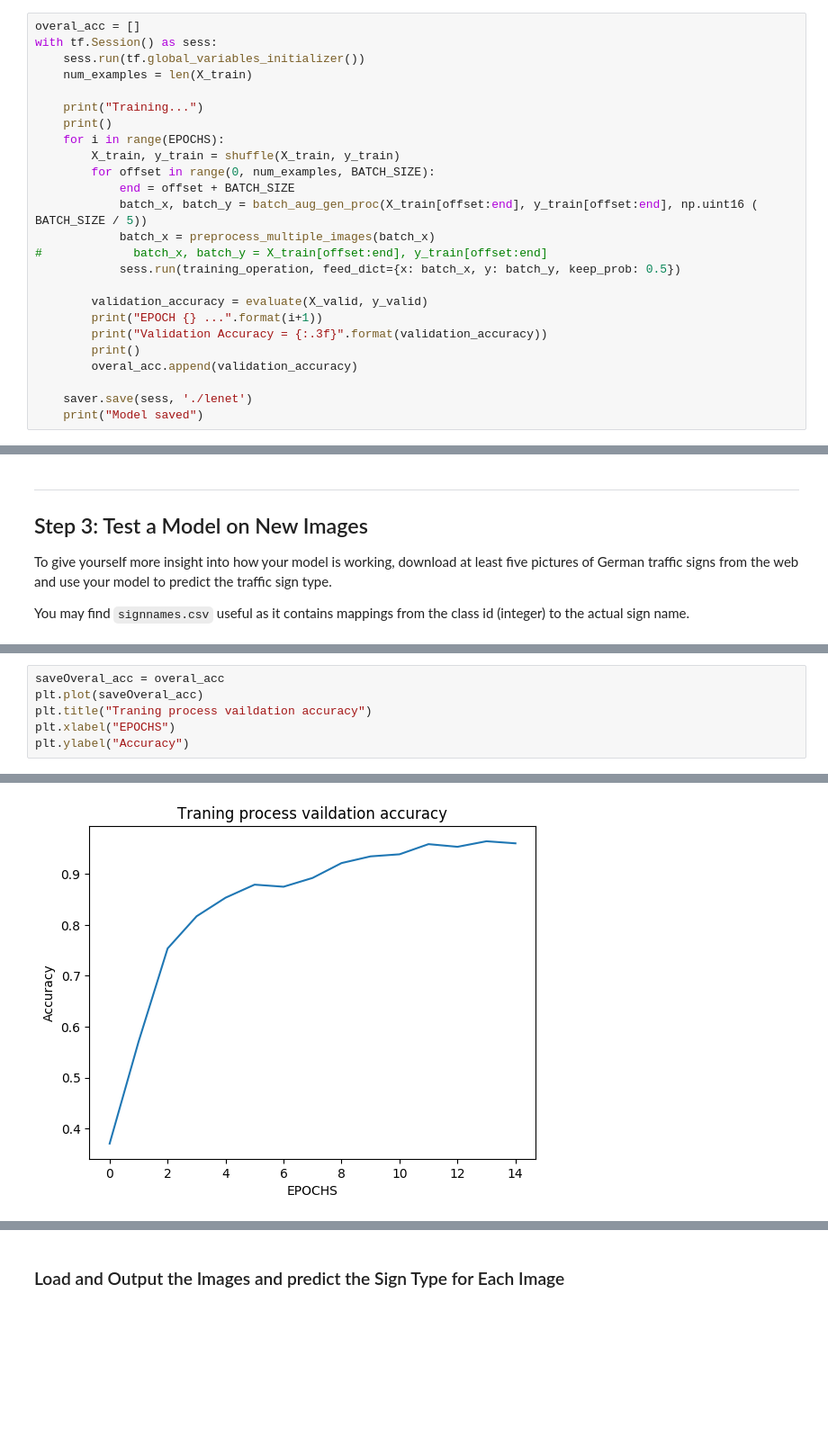
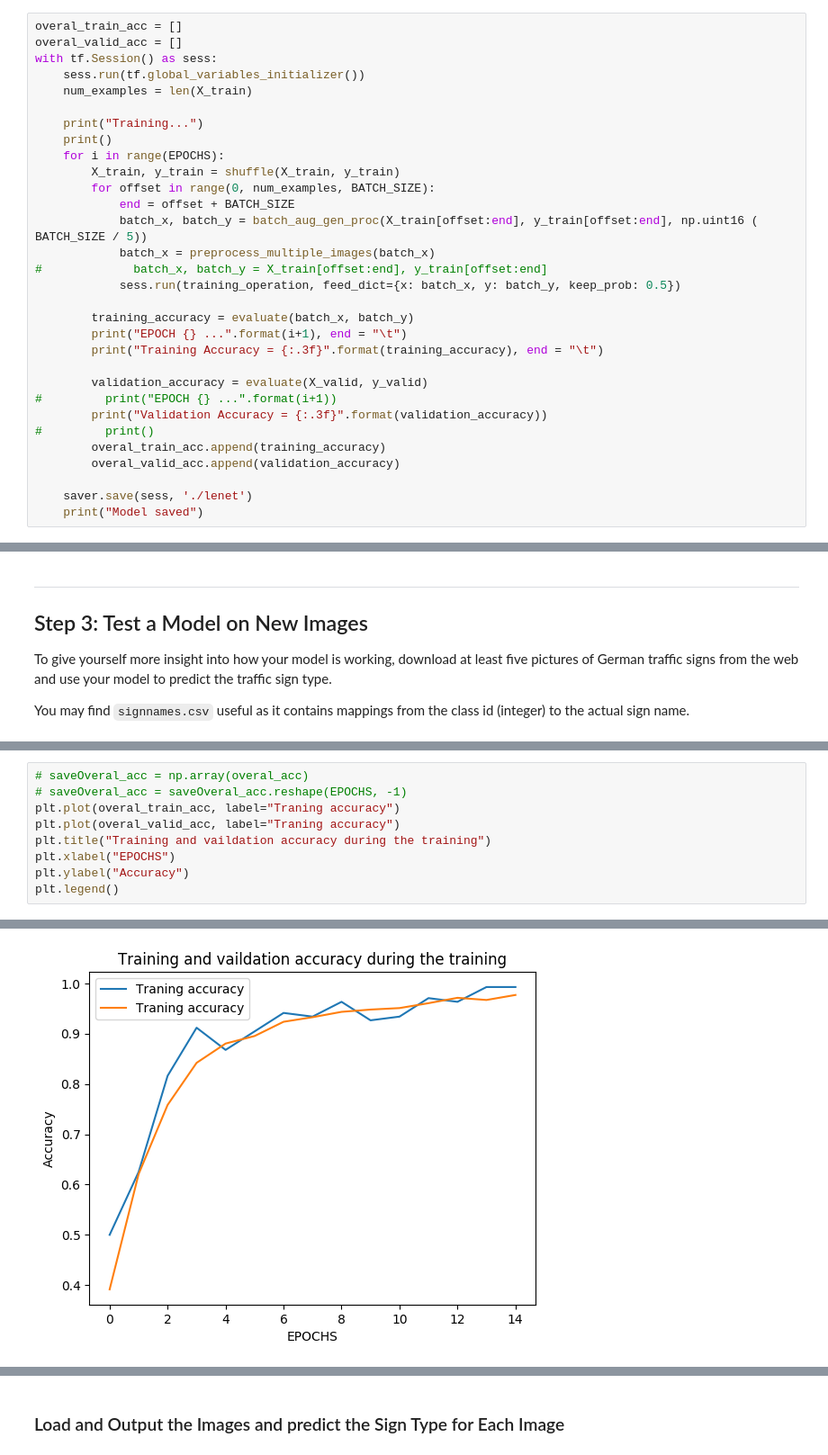
Before and after one commit to bessszilard/Udacity-Self-Driving-Car-Engineer-Nanodegree-Program, a Jupyter notebook: Project-3-Traffic-Sign-Classifier/Traffic_Sign_Classifier.ipynb, the cells around one changed output, grey strips where cells are left out. Shown: that part at 90% size. Drawn from its saved outputs; the diff is of its cells as text; blank space fills up the shorter version.

Commit message:
Project 3: Added training accuracy plot Google colab Unnecessary cells and some comments removed, plotting training accuracy

```diff
--- a/Project-3-Traffic-Sign-Classifier/Traffic_Sign_Classifier.ipynb
+++ b/Project-3-Traffic-Sign-Classifier/Traffic_Sign_Classifier.ipynb
@@ -456,7 +459,8 @@ def evaluate(X_data, y_data):
         total_accuracy += (accuracy * len(batch_x))
     return total_accuracy / num_examples
 # %%
-overal_acc = []
+overal_train_acc = []
+overal_valid_acc = []
 with tf.Session() as sess:
     sess.run(tf.global_variables_initializer())
     num_examples = len(X_train)
@@ -472,11 +476,16 @@ with tf.Session() as sess:
 #             batch_x, batch_y = X_train[offset:end], y_train[offset:end]
             sess.run(training_operation, feed_dict={x: batch_x, y: batch_y, keep_prob: 0.5})
 
+        training_accuracy = evaluate(batch_x, batch_y)
+        print("EPOCH {} ...".format(i+1), end = "\t")
+        print("Training Accuracy = {:.3f}".format(training_accuracy), end = "\t")
+
         validation_accuracy = evaluate(X_valid, y_valid)
-        print("EPOCH {} ...".format(i+1))
+#         print("EPOCH {} ...".format(i+1))
         print("Validation Accuracy = {:.3f}".format(validation_accuracy))
-        print()
-        overal_acc.append(validation_accuracy)
+#         print()
+        overal_train_acc.append(training_accuracy)
+        overal_valid_acc.append(validation_accuracy)
 
     saver.save(sess, './lenet')
     print("Model saved")
@@ -531,7 +546,10 @@ Test Accuracy = 0.989
 # %%
-saveOveral_acc = overal_acc
-plt.plot(saveOveral_acc)
-plt.title("Traning process vaildation accuracy")
+# saveOveral_acc = np.array(overal_acc)
+# saveOveral_acc = saveOveral_acc.reshape(EPOCHS, -1)
+plt.plot(overal_train_acc, label="Traning accuracy")
+plt.plot(overal_valid_acc, label="Traning accuracy")
+plt.title("Training and vaildation accuracy during the training")
 plt.xlabel("EPOCHS")
 plt.ylabel("Accuracy")
+plt.legend()
 # %% [output]
@@ -539,4 +557,4 @@ Text(0, 0.5, 'Accuracy')
-[figure, old version]
+[figure, new version]
 # %%
 def LeNet_predict(X_input):
     with tf.Session() as sess:
```
Also changed, not shown: parts of 16 cells of this notebook.
